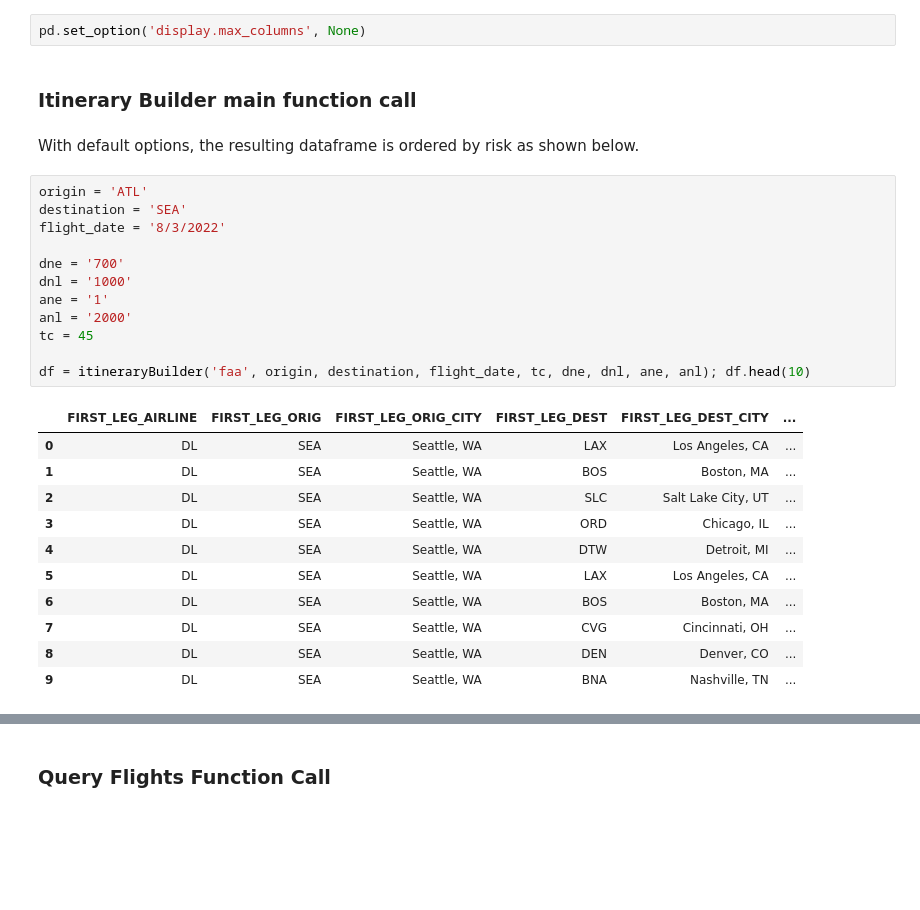
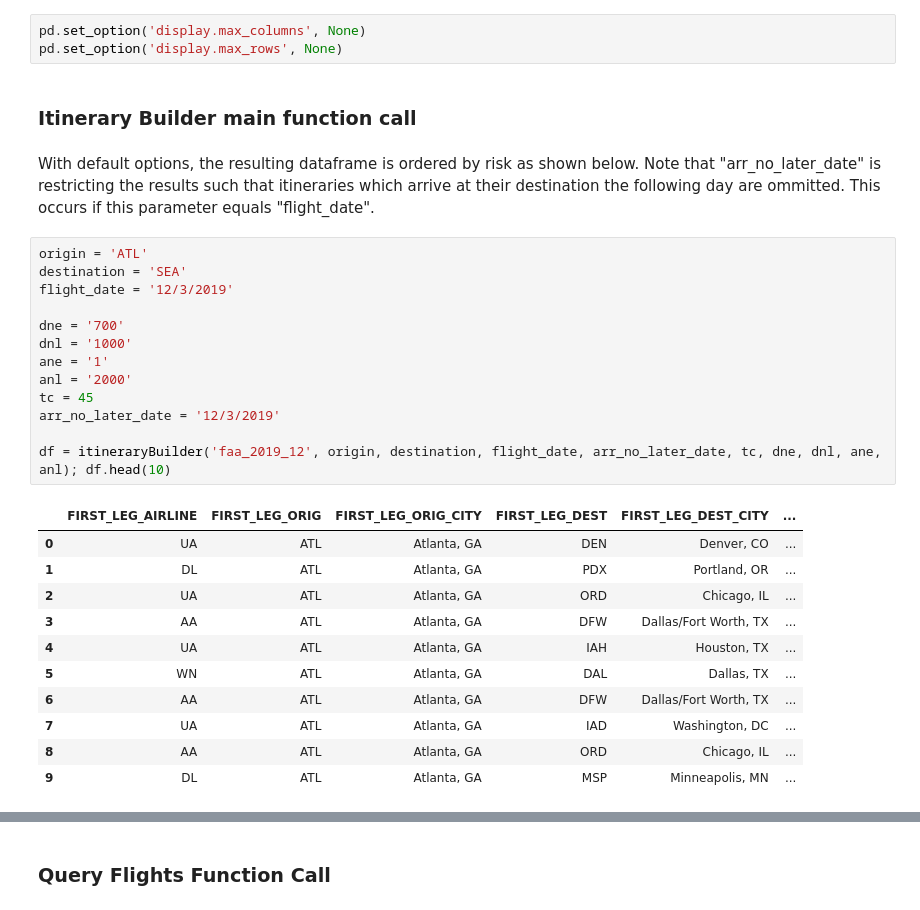
Before and after one commit to jshipway/gatech-cse6242-spring2023-project, a Jupyter notebook: dataManagement/Itinerary Builder POC.ipynb, the cells around one changed output, grey strips where cells are left out. Cells and saved outputs as stored; diff of their text form; blank space fills up the shorter version.

```diff
--- a/dataManagement/Itinerary Builder POC.ipynb
+++ b/dataManagement/Itinerary Builder POC.ipynb
@@ -12,31 +12,33 @@ Examples of each function's usage is below.
 from itineraryBuilder import *
 # %%
 pd.set_option('display.max_columns', None)
+pd.set_option('display.max_rows', None)
 # %% [markdown]
 ### Itinerary Builder main function call
 # %% [markdown]
-With default options, the resulting dataframe is ordered by risk as shown below.
+With default options, the resulting dataframe is ordered by risk as shown below. Note that "arr_no_later_date" is restricting the results such that itineraries which arrive at their destination the following day are ommitted. This occurs if this parameter equals "flight_date".
 # %%
 origin = 'ATL'
 destination = 'SEA'
-flight_date = '8/3/2022'
+flight_date = '12/3/2019'
 
 dne = '700'
 dnl = '1000'
 ane = '1'
 anl = '2000'
 tc = 45
+arr_no_later_date = '12/3/2019'
 
-df = itineraryBuilder('faa', origin, destination, flight_date, tc, dne, dnl, ane, anl); df.head(10)
+df = itineraryBuilder('faa_2019_12', origin, destination, flight_date, arr_no_later_date, tc, dne, dnl, ane, anl); df.head(10)
 # %% [output]
 |  | FIRST_LEG_AIRLINE | FIRST_LEG_ORIG | FIRST_LEG_ORIG_CITY | FIRST_LEG_DEST | FIRST_LEG_DEST_CITY | ... |
-| 0 | DL | SEA | Seattle, WA | LAX | Los Angeles, CA | ... |
-| 1 | DL | SEA | Seattle, WA | BOS | Boston, MA | ... |
-| 2 | DL | SEA | Seattle, WA | SLC | Salt Lake City, UT | ... |
-| 3 | DL | SEA | Seattle, WA | ORD | Chicago, IL | ... |
-| 4 | DL | SEA | Seattle, WA | DTW | Detroit, MI | ... |
-| 5 | DL | SEA | Seattle, WA | LAX | Los Angeles, CA | ... |
-| 6 | DL | SEA | Seattle, WA | BOS | Boston, MA | ... |
-| 7 | DL | SEA | Seattle, WA | CVG | Cincinnati, OH | ... |
-| 8 | DL | SEA | Seattle, WA | DEN | Denver, CO | ... |
-| 9 | DL | SEA | Seattle, WA | BNA | Nashville, TN | ... |
+| 0 | UA | ATL | Atlanta, GA | DEN | Denver, CO | ... |
+| 1 | DL | ATL | Atlanta, GA | PDX | Portland, OR | ... |
+| 2 | UA | ATL | Atlanta, GA | ORD | Chicago, IL | ... |
+| 3 | AA | ATL | Atlanta, GA | DFW | Dallas/Fort Worth, TX | ... |
+| 4 | UA | ATL | Atlanta, GA | IAH | Houston, TX | ... |
+| 5 | WN | ATL | Atlanta, GA | DAL | Dallas, TX | ... |
+| 6 | AA | ATL | Atlanta, GA | DFW | Dallas/Fort Worth, TX | ... |
+| 7 | UA | ATL | Atlanta, GA | IAD | Washington, DC | ... |
+| 8 | AA | ATL | Atlanta, GA | ORD | Chicago, IL | ... |
+| 9 | DL | ATL | Atlanta, GA | MSP | Minneapolis, MN | ... |
```
Also changed, not shown: parts of 6 cells of this notebook, 7 other files.
